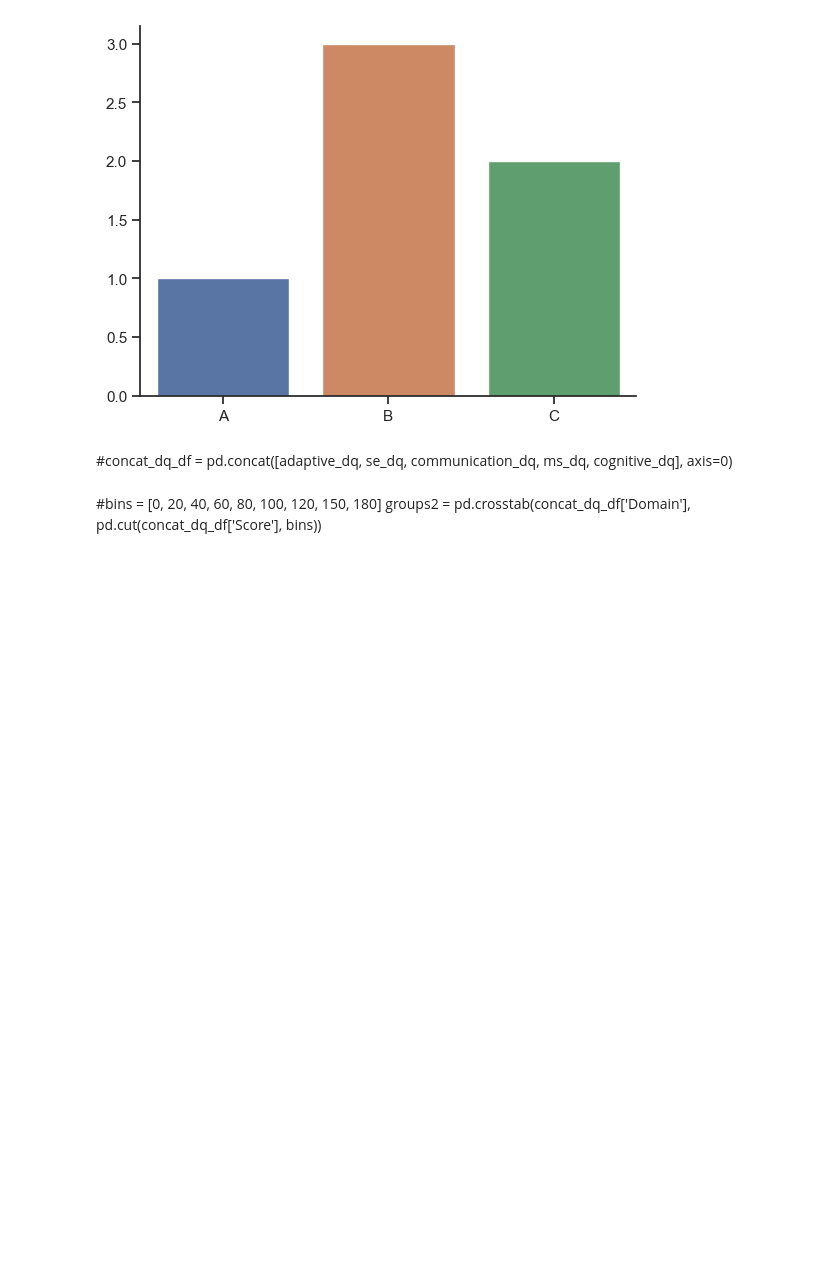
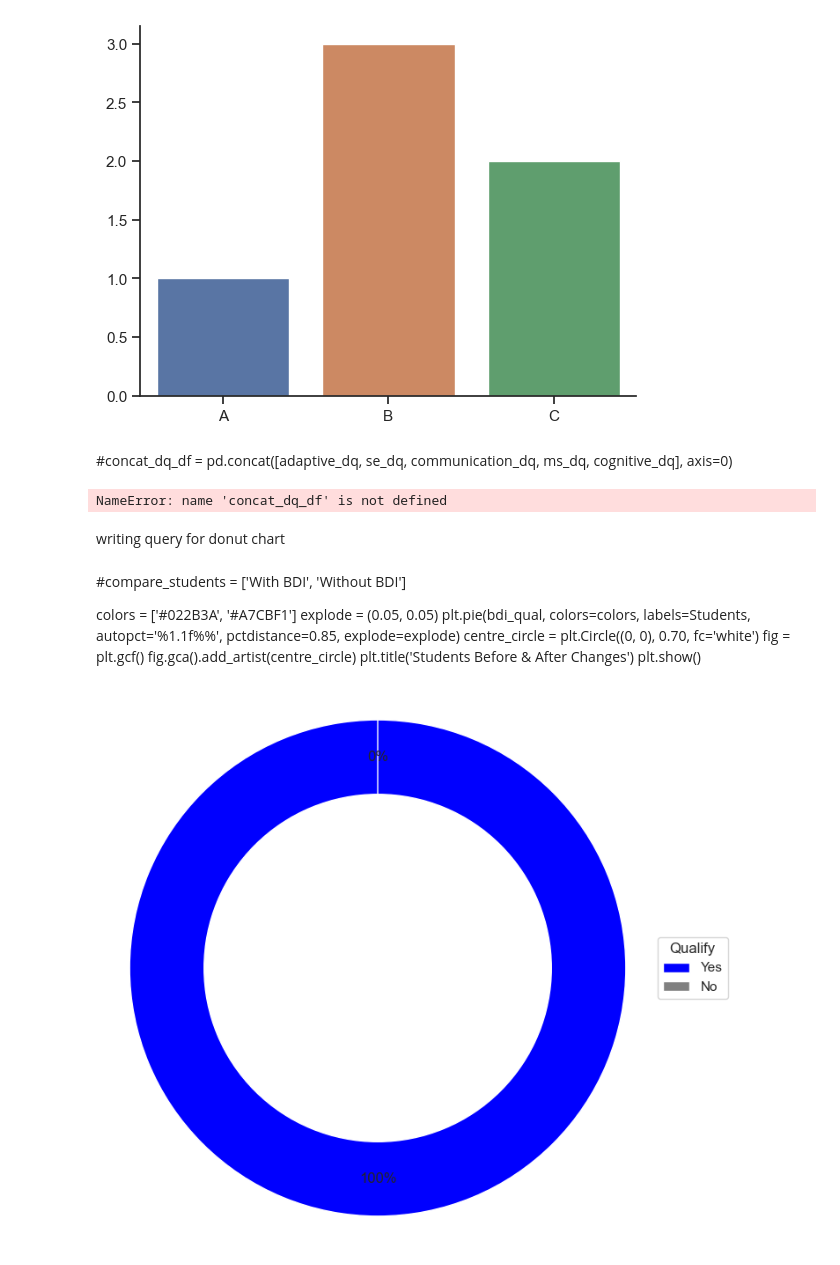
Before and after one commit to NSS-Data-Analytics-Cohort-10/teis-pugrammers, a Jupyter notebook: teispugrammers/teis_prelim (1).ipynb, the cells around one changed output. Drawn from its saved outputs; the diff is of its cells as text; code cells hidden in the pictures; blank space fills up the shorter version.

```diff
--- a/teispugrammers/teis_prelim (1).ipynb
+++ b/teispugrammers/teis_prelim (1).ipynb
@@ -452,3 +502,7 @@ Data columns (total 14 columns):
  13  Cognitive-Perception and Concepts SS            18692 non-null  float64
 dtypes: float64(13), object(1)
 memory usage: 2.6+ MB
+# %%
+custom_params = {"axes.spines.right": False, "axes.spines.top": False}
+sns.set_theme(style="ticks", rc=custom_params)
+sns.barplot(x=["A", "B", "C"], y=[1, 3, 2])
@@ -686,6 +708,23 @@ dq_dict= {
     'Motor Developmental Quotient   ' : '#BFDBF7',
     'Cognitive Developmental Quotient   ' : '#E1E5F2',
 }
-# %% [markdown]
-#bins = [0, 20, 40, 60, 80, 100, 120, 150, 180]
-groups2 = pd.crosstab(concat_dq_df['Domain'], pd.cut(concat_dq_df['Score'], bins))
+# %%
+bins = [0, 20, 40, 60, 80, 100, 120, 150, 180]
+groups2 = pd.crosstab(concat_dq_df['Domain'], pd.cut(concat_dq_df['Score'], bins))
+# %% [output]
+NameError: name 'concat_dq_df' is not defined
+# %% [markdown]
+writing query for donut chart
+# %% [markdown]
+#compare_students  = ['With BDI', 'Without BDI']
+
+colors = ['#022B3A', '#A7CBF1']
+explode = (0.05, 0.05)
+plt.pie(bdi_qual, colors=colors, labels=Students,
+        autopct='%1.1f%%', pctdistance=0.85,
+        explode=explode)
+centre_circle = plt.Circle((0, 0), 0.70, fc='white')
+fig = plt.gcf()
+fig.gca().add_artist(centre_circle)
+plt.title('Students Before & After Changes')
+plt.show()
@@ -691,0 +734,21 @@ groups2 = pd.crosstab(concat_dq_df['Domain'], pd.cut(concat_dq_df['Score'], bins
+# %%
+bdi_qual = [1, 0]
+qualify = ['Yes' if qual == 1 else 'No' for qual in bdi_qual]
+
+custom_color_map = 'white'
+custom_palette = {1: 'blue', 0: 'gray'}
+custom_params = {"axes.spines.right": False, "axes.spines.top": False}
+sns.set_theme(style="ticks", rc=custom_params)
+
+
+plt.figure(figsize=(8, 8))
+plt.pie(bdi_qual, autopct='%1.0f%%', colors=[custom_palette[bdi] for bdi in bdi_qual], startangle=90, pctdistance=0.85, wedgeprops=dict(width=0.4))
+centre_circle = plt.Circle((0, 0), 0.70, fc=custom_color_map)
+fig = plt.gcf()
+fig.gca().add_artist(centre_circle)
+plt.legend(qualify, title='Qualify', loc='center left', bbox_to_anchor=(1, 0.5))
+plt.axis('equal')
+
+plt.show()
+# %% [output]
+[figure, added]
```
Also changed, not shown: parts of 21 cells of this notebook.
